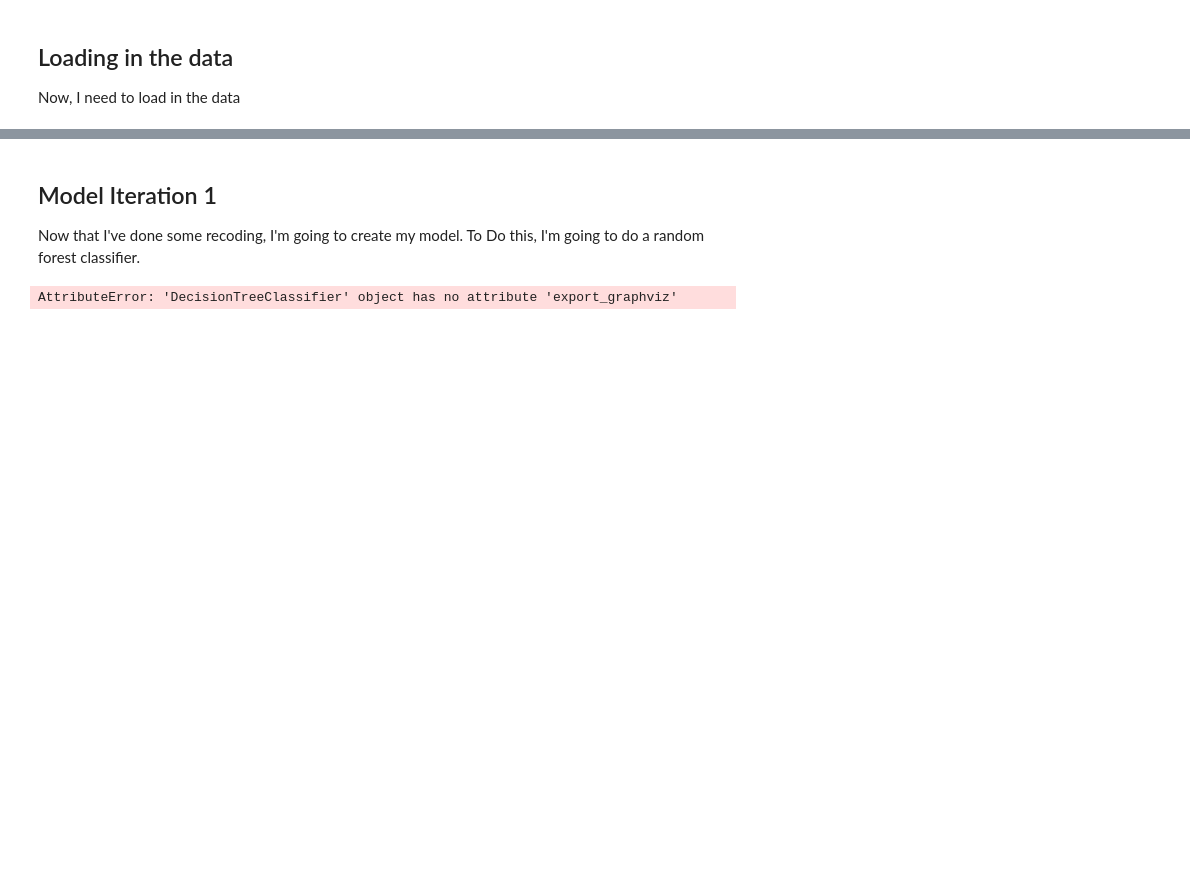
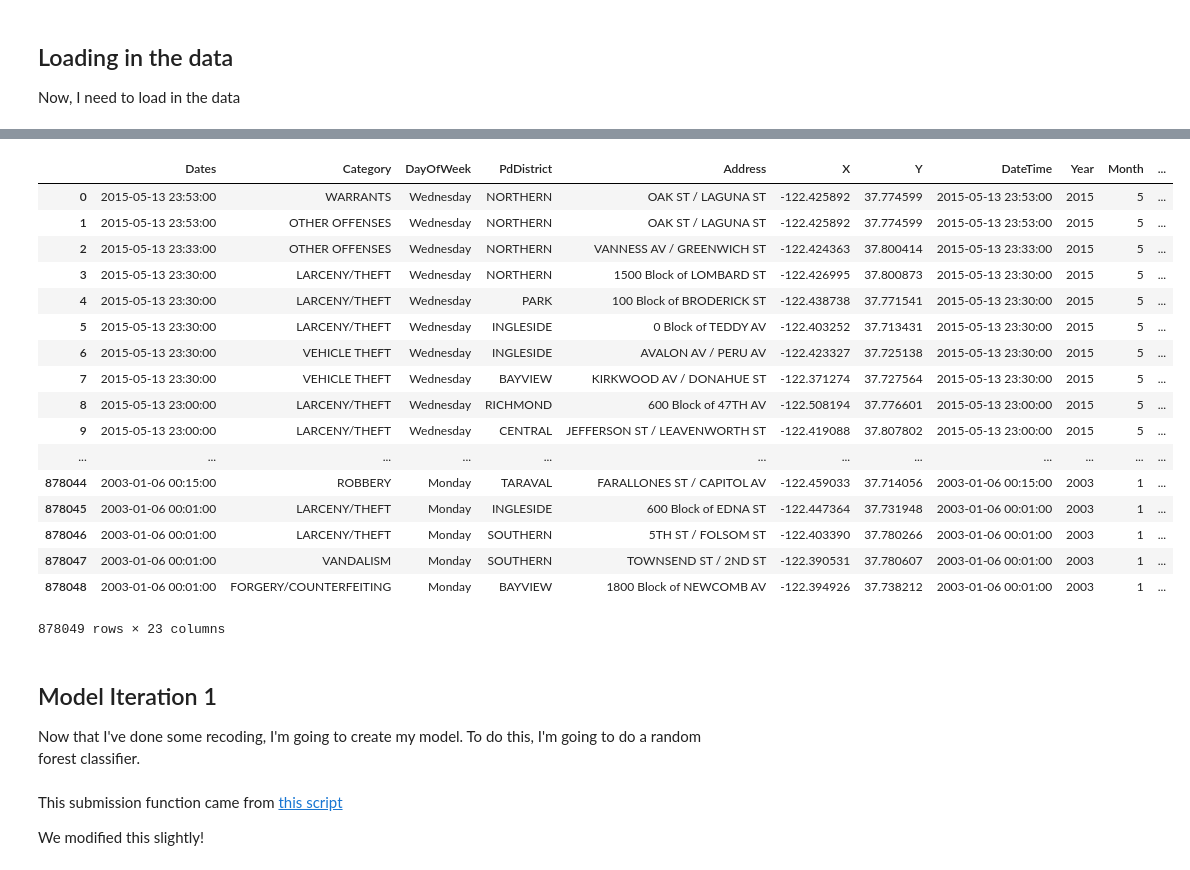
Before and after one commit to paulruvolo/DataScience16CYOA, a Jupyter notebook: Model Iteration 1 -Sophia.ipynb, the cells around one changed output, grey strips where cells are left out. Saved outputs shown, nothing was run; the diff lists cells and outputs as text; code cells hidden in the pictures; blank space fills up the shorter version.

```diff
--- a/Model Iteration 1 -Sophia.ipynb
+++ b/Model Iteration 1 -Sophia.ipynb
@@ -37,10 +37,0 @@ First, I want to get year month hour and day columns for the timestamp for each
-# %%
-crimeData['DateTime'] = crimeData['Dates'].apply(
-    lambda x: datetime.strptime(x, '%Y-%m-%d %H:%M:%S'))
-
-crimeData['Year'] = crimeData['DateTime'].apply(lambda x: x.year)
-crimeData['Month'] = crimeData['DateTime'].apply(lambda x: x.month)
-crimeData['Day'] = crimeData['DateTime'].apply(lambda x: x.day)
-crimeData['Hour'] = crimeData['DateTime'].apply(lambda x: x.hour)
-
-crimeData
@@ -68,6 +37,0 @@ Now, I also want to turn day of week into a recode columns.
-# %%
-daysOfWeek =['Sunday', 'Monday', 'Tuesday', 'Wednesday',
-             'Thursday', 'Friday', 'Saturday']
-
-crimeData['DayOfWeekRecode'] = crimeData['DayOfWeek'].apply(
-    lambda x: daysOfWeek.index(x))
@@ -76,5 +37,0 @@ Now, I want to use one-hot encoding to recode the police district.
-# %%
-districts = crimeData['PdDistrict'].unique().tolist()
-
-crimeData['PdDistrictRecode'] = crimeData['PdDistrict'].apply(
-    lambda x: districts.index(x))
@@ -102,27 +38,45 @@ crimeData
+# %%
+crimeData, addedColumns = helperFunctions.recodeData(crimeData)
+crimeData
+# %% [output]
+|  | Dates | Category | DayOfWeek | PdDistrict | Address | X | Y | DateTime | Year | Month | ... |
+| 0 | 2015-05-13 23:53:00 | WARRANTS | Wednesday | NORTHERN | OAK ST / LAGUNA ST | -122.425892 | 37.774599 | 2015-05-13 23:53:00 | 2015 | 5 | ... |
+| 1 | 2015-05-13 23:53:00 | OTHER OFFENSES | Wednesday | NORTHERN | OAK ST / LAGUNA ST | -122.425892 | 37.774599 | 2015-05-13 23:53:00 | 2015 | 5 | ... |
+| 2 | 2015-05-13 23:33:00 | OTHER OFFENSES | Wednesday | NORTHERN | VANNESS AV / GREENWICH ST | -122.424363 | 37.800414 | 2015-05-13 23:33:00 | 2015 | 5 | ... |
+| 3 | 2015-05-13 23:30:00 | LARCENY/THEFT | Wednesday | NORTHERN | 1500 Block of LOMBARD ST | -122.426995 | 37.800873 | 2015-05-13 23:30:00 | 2015 | 5 | ... |
+| 4 | 2015-05-13 23:30:00 | LARCENY/THEFT | Wednesday | PARK | 100 Block of BRODERICK ST | -122.438738 | 37.771541 | 2015-05-13 23:30:00 | 2015 | 5 | ... |
+| 5 | 2015-05-13 23:30:00 | LARCENY/THEFT | Wednesday | INGLESIDE | 0 Block of TEDDY AV | -122.403252 | 37.713431 | 2015-05-13 23:30:00 | 2015 | 5 | ... |
+| 6 | 2015-05-13 23:30:00 | VEHICLE THEFT | Wednesday | INGLESIDE | AVALON AV / PERU AV | -122.423327 | 37.725138 | 2015-05-13 23:30:00 | 2015 | 5 | ... |
+| 7 | 2015-05-13 23:30:00 | VEHICLE THEFT | Wednesday | BAYVIEW | KIRKWOOD AV / DONAHUE ST | -122.371274 | 37.727564 | 2015-05-13 23:30:00 | 2015 | 5 | ... |
+| 8 | 2015-05-13 23:00:00 | LARCENY/THEFT | Wednesday | RICHMOND | 600 Block of 47TH AV | -122.508194 | 37.776601 | 2015-05-13 23:00:00 | 2015 | 5 | ... |
+| 9 | 2015-05-13 23:00:00 | LARCENY/THEFT | Wednesday | CENTRAL | JEFFERSON ST / LEAVENWORTH ST | -122.419088 | 37.807802 | 2015-05-13 23:00:00 | 2015 | 5 | ... |
+| ... | ... | ... | ... | ... | ... | ... | ... | ... | ... | ... | ... |
+| 878044 | 2003-01-06 00:15:00 | ROBBERY | Monday | TARAVAL | FARALLONES ST / CAPITOL AV | -122.459033 | 37.714056 | 2003-01-06 00:15:00 | 2003 | 1 | ... |
+| 878045 | 2003-01-06 00:01:00 | LARCENY/THEFT | Monday | INGLESIDE | 600 Block of EDNA ST | -122.447364 | 37.731948 | 2003-01-06 00:01:00 | 2003 | 1 | ... |
+| 878046 | 2003-01-06 00:01:00 | LARCENY/THEFT | Monday | SOUTHERN | 5TH ST / FOLSOM ST | -122.403390 | 37.780266 | 2003-01-06 00:01:00 | 2003 | 1 | ... |
+| 878047 | 2003-01-06 00:01:00 | VANDALISM | Monday | SOUTHERN | TOWNSEND ST / 2ND ST | -122.390531 | 37.780607 | 2003-01-06 00:01:00 | 2003 | 1 | ... |
+| 878048 | 2003-01-06 00:01:00 | FORGERY/COUNTERFEITING | Monday | BAYVIEW | 1800 Block of NEWCOMB AV | -122.394926 | 37.738212 | 2003-01-06 00:01:00 | 2003 | 1 | ... |
+878049 rows × 23 columns
 # %% [markdown]
 ## Model Iteration 1
-Now that I've done some recoding, I'm going to create my model. To Do this, I'm going to do a random forest classifier.
+Now that I've done some recoding, I'm going to create my model. To do this, I'm going to do a random forest classifier.
 # %%
-columnsToUse = ['X', 'Y', 'DayOfWeekRecode',
-                            'Year', 'Month', 'Day', 'Hour']
+columnsToUse = addedColumns
 
 X = crimeData[columnsToUse]
-y = crimeData['PdDistrictRecode']
+y = crimeData['Category']
 
 X_train, X_test, y_train, y_test = train_test_split(
-    X, y, test_size=0.33, random_state=42)
+    X, y, test_size=0.5, random_state=42)
 
-clf = RandomForestClassifier(n_estimators=10, max_depth=None,
-                             min_samples_split=1, random_state=0)
+clf = RandomForestClassifier(n_estimators=10, max_depth=None, min_samples_split=1, random_state=0)
 clf.fit(X_train, y_train)
-clf.score(X_test, y_test)
+probs = clf.predict_proba(X_test)
 
-for i, est in enumerate(clf.estimators_):
-    with open('tree_' + str(i) + '.dot', 'w') as dotfile:
-        est.export_graphviz(
-            clf,
-            dotfile,
-            feature_names=['X', 'Y', 'DayOfWeekRecode',
-                            'Year', 'Month', 'Day', 'Hour'])
+score = log_loss(y_test, probs)
+print(score)
+# clf.score(X_test, y_test)
-# %% [output]
-AttributeError: 'DecisionTreeClassifier' object has no attribute 'export_graphviz'
+# %% [markdown]
+This submission function came from [this script](https://www.kaggle.com/shifanmao/sf-crime/random-forest-2/code)
+
+We modified this slightly!
```
Also changed, not shown: parts of 9 cells of this notebook, 1 other file.
